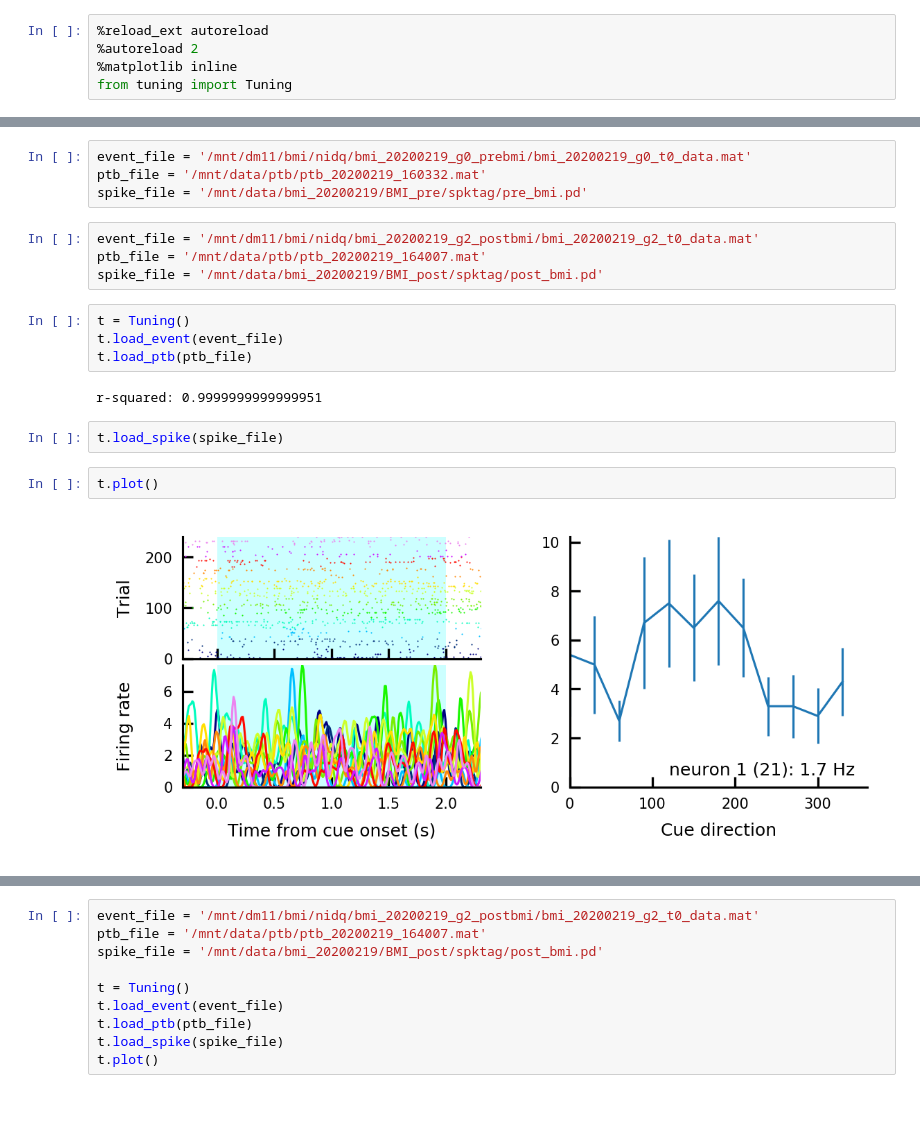
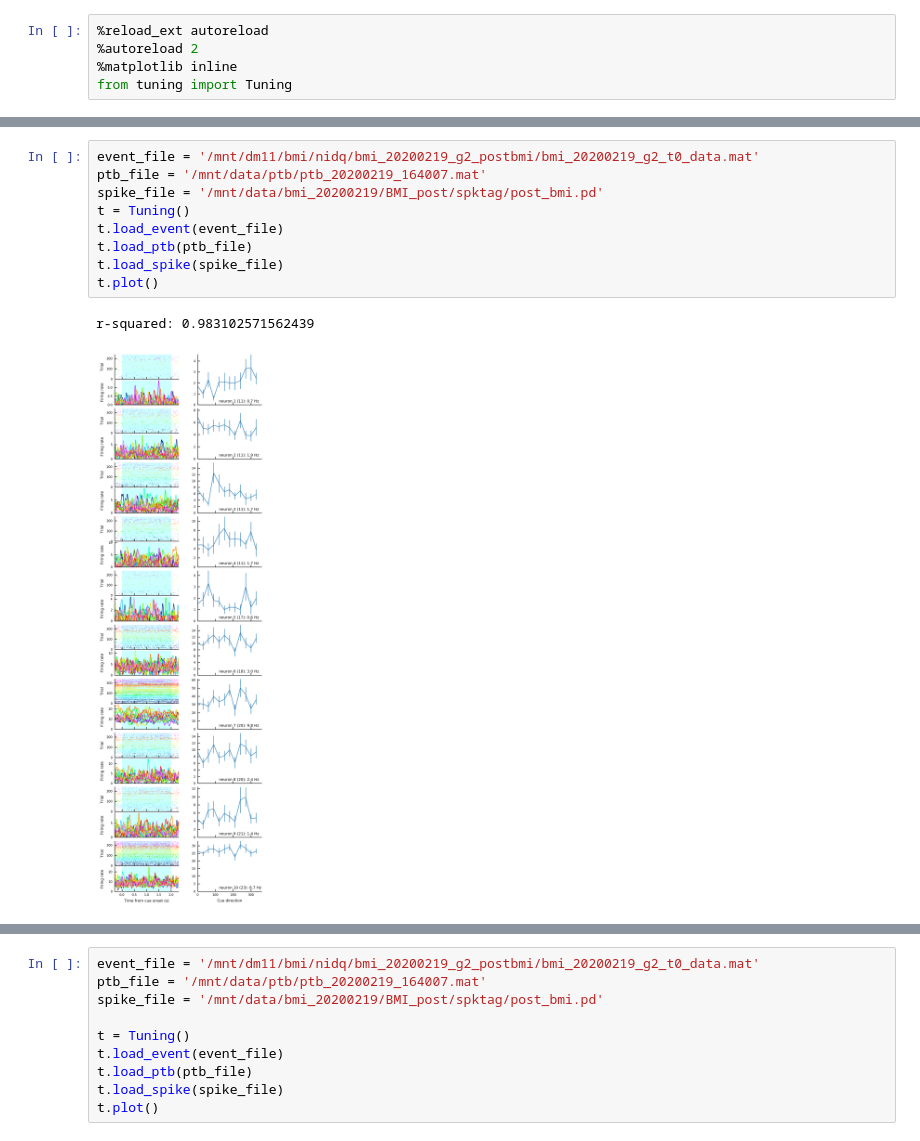
Before and after one commit to lapis42/tuning, a Jupyter notebook: notebook/example.ipynb, the cells around one changed output, grey strips where cells are left out. Drawn from its saved outputs; the diff is of its cells as text; blank space fills up the shorter version.

```diff
--- a/notebook/example.ipynb
+++ b/notebook/example.ipynb
@@ -6,20 +18,12 @@ from tuning import Tuning
 # %%
-event_file = '/mnt/dm11/bmi/nidq/bmi_20200219_g0_prebmi/bmi_20200219_g0_t0_data.mat'
-ptb_file = '/mnt/data/ptb/ptb_20200219_160332.mat'
-spike_file = '/mnt/data/bmi_20200219/BMI_pre/spktag/pre_bmi.pd'
+event_file = '/mnt/dm11/bmi/nidq/bmi_20200219_g2_postbmi/bmi_20200219_g2_t0_data.mat'
+ptb_file = '/mnt/data/ptb/ptb_20200219_164007.mat'
+spike_file = '/mnt/data/bmi_20200219/BMI_post/spktag/post_bmi.pd'
+t = Tuning()
+t.load_event(event_file)
+t.load_ptb(ptb_file)
+t.load_spike(spike_file)
+t.plot()
+# %% [output]
+r-squared: 0.983102571562439
+[figure, added]
-# %%
-event_file = '/mnt/dm11/bmi/nidq/bmi_20200219_g2_postbmi/bmi_20200219_g2_t0_data.mat'
-ptb_file = '/mnt/data/ptb/ptb_20200219_164007.mat'
-spike_file = '/mnt/data/bmi_20200219/BMI_post/spktag/post_bmi.pd'
-# %%
-t = Tuning()
-t.load_event(event_file)
-t.load_ptb(ptb_file)
-# %% [output]
-r-squared: 0.9999999999999951
-# %%
-t.load_spike(spike_file)
-# %%
-t.plot()
-# %% [output]
-[figure, removed]
```
Also changed, not shown: parts of 2 cells of this notebook, 2 other files.
